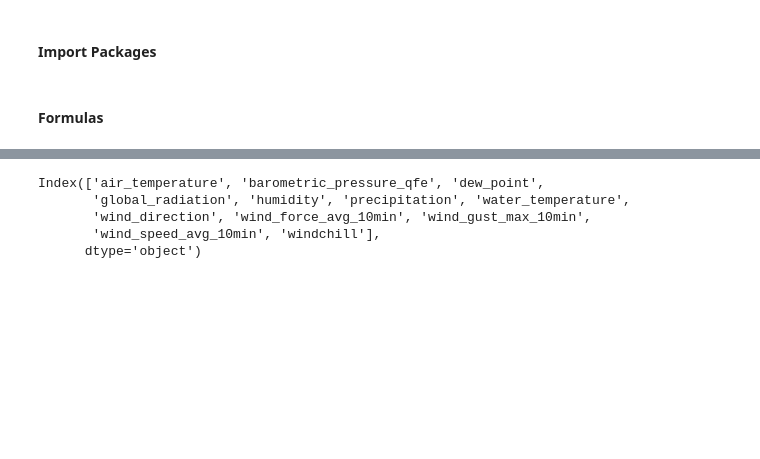
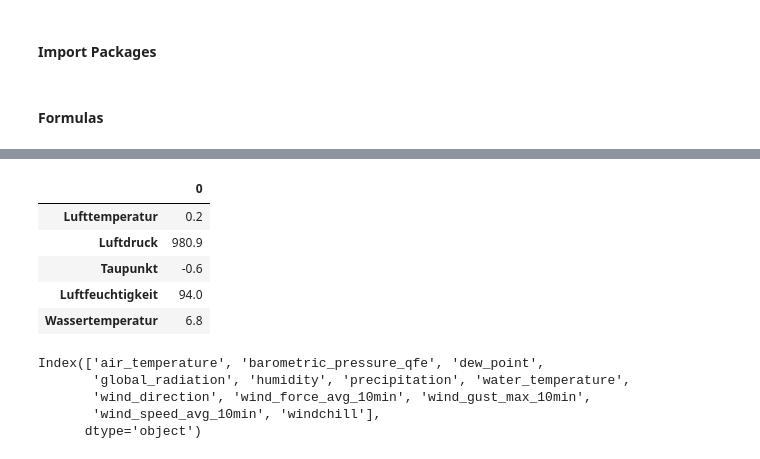
Before and after one commit to CrawTheOne/mirror_fhnw_ds_hs2019_wettermonitor, a Jupyter notebook: Coding/Simon_ntb.ipynb, the cells around one changed output, grey strips where cells are left out. Drawn from its saved outputs; the diff is of its cells as text; code cells hidden in the pictures; blank space fills up the shorter version.

Commit message:
Plotly dashboard and get_latest_data function adapted

```diff
--- a/Coding/Simon_ntb.ipynb
+++ b/Coding/Simon_ntb.ipynb
@@ -63,7 +63,7 @@ def get_latest_data():
     """
 
     # NoSQL Query  (to be added: timezone adjusting)
-    query1 = "SELECT LAST(*) from {},{}".format(config.stations[0], config.stations[1])
+    query1 = "SELECT LAST(*) from {},{}".format(cfg.stations[0], cfg.stations[1])
 
     df_temp = client.query(query1)
 
@@ -71,4 +71,13 @@ def get_latest_data():
     df_mythenquai = pd.DataFrame(df_temp['mythenquai'])
     df_tiefenbrunnen = pd.DataFrame(df_temp['tiefenbrunnen'])
 
-    return df_mythenquai, df_tiefenbrunnen
+    df_mythenquai = df_mythenquai.iloc[:,[0,1,2,4]]
+    df_tiefenbrunnen = df_tiefenbrunnen.iloc[:,4]
+
+    df_adapt = pd.concat([df_mythenquai, df_tiefenbrunnen], axis = 1)
+    df_adapt.columns = ["Lufttemperatur", "Luftdruck", "Taupunkt", "Luftfeuchtigkeit", "Wassertemperatur"]
+    df_adapt = df_adapt.reset_index(drop = True)
+    df_adapt = df_adapt.T
+    df_adapt = df_adapt
+
+    return  df_adapt
@@ -79,3 +84,14 @@ def get_latest_data():
+# %%
+foo = get_latest_data()
+
+foo
+# %% [output]
+|  | 0 |
+| Lufttemperatur | 0.2 |
+| Luftdruck | 980.9 |
+| Taupunkt | -0.6 |
+| Luftfeuchtigkeit | 94.0 |
+| Wassertemperatur | 6.8 |
 # %%
 df1, df2  = select_timedelta(0, 10)
 # %%
```
Also changed, not shown: parts of 2 cells of this notebook, 3 other files.
